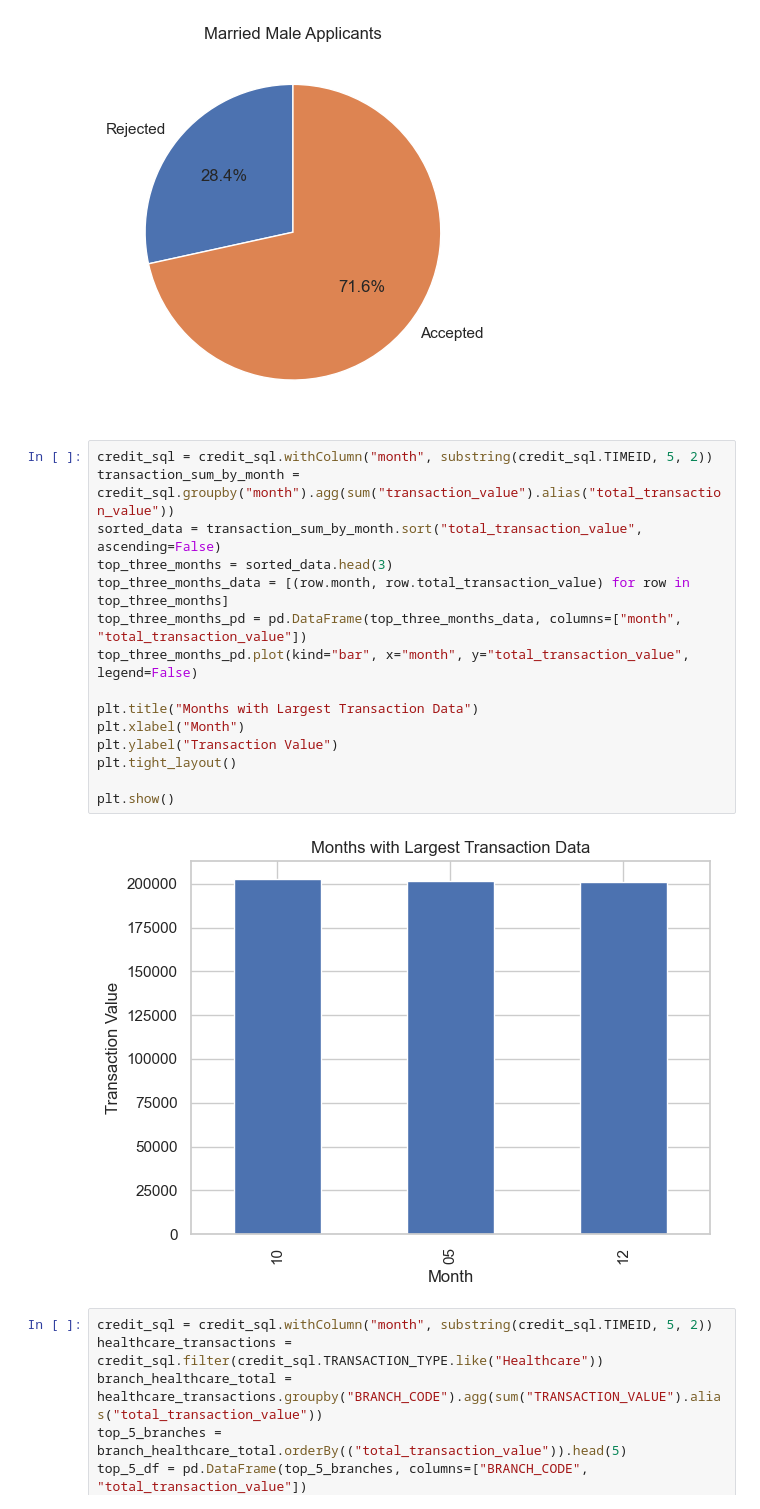
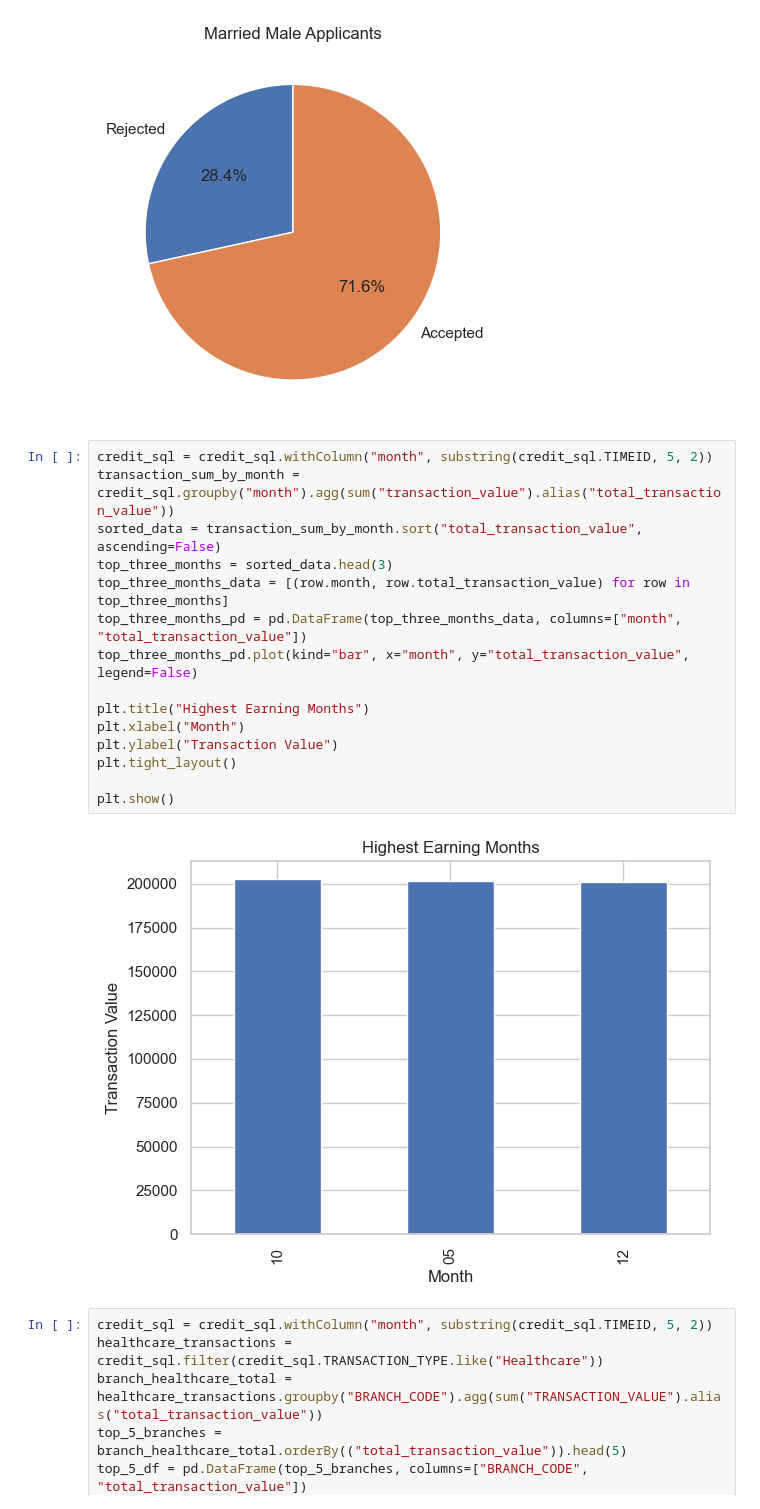
Before and after one commit to AlvisterZ/CapstoneProject, a Jupyter notebook: Capstone/Capstone_Project.ipynb, the cells around one changed output. Drawn from its saved outputs; the diff is of its cells as text.

```diff
--- a/Capstone/Capstone_Project.ipynb
+++ b/Capstone/Capstone_Project.ipynb
@@ -803,20 +803,20 @@ plt.show()
 # %%
 credit_sql = credit_sql.withColumn("month", substring(credit_sql.TIMEID, 5, 2))
 transaction_sum_by_month = credit_sql.groupby("month").agg(sum("transaction_value").alias("total_transaction_value"))
 sorted_data = transaction_sum_by_month.sort("total_transaction_value", ascending=False)
 top_three_months = sorted_data.head(3)
 top_three_months_data = [(row.month, row.total_transaction_value) for row in top_three_months]
 top_three_months_pd = pd.DataFrame(top_three_months_data, columns=["month", "total_transaction_value"])
 top_three_months_pd.plot(kind="bar", x="month", y="total_transaction_value", legend=False)
 
-plt.title("Months with Largest Transaction Data")
+plt.title("Highest Earning Months")
 plt.xlabel("Month")
 plt.ylabel("Transaction Value")
 plt.tight_layout()
 
 plt.show()
 # %% [output]
-[figure, old version]
+[figure, new version]
 # %%
 credit_sql = credit_sql.withColumn("month", substring(credit_sql.TIMEID, 5, 2))
 healthcare_transactions = credit_sql.filter(credit_sql.TRANSACTION_TYPE.like("Healthcare"))
```
